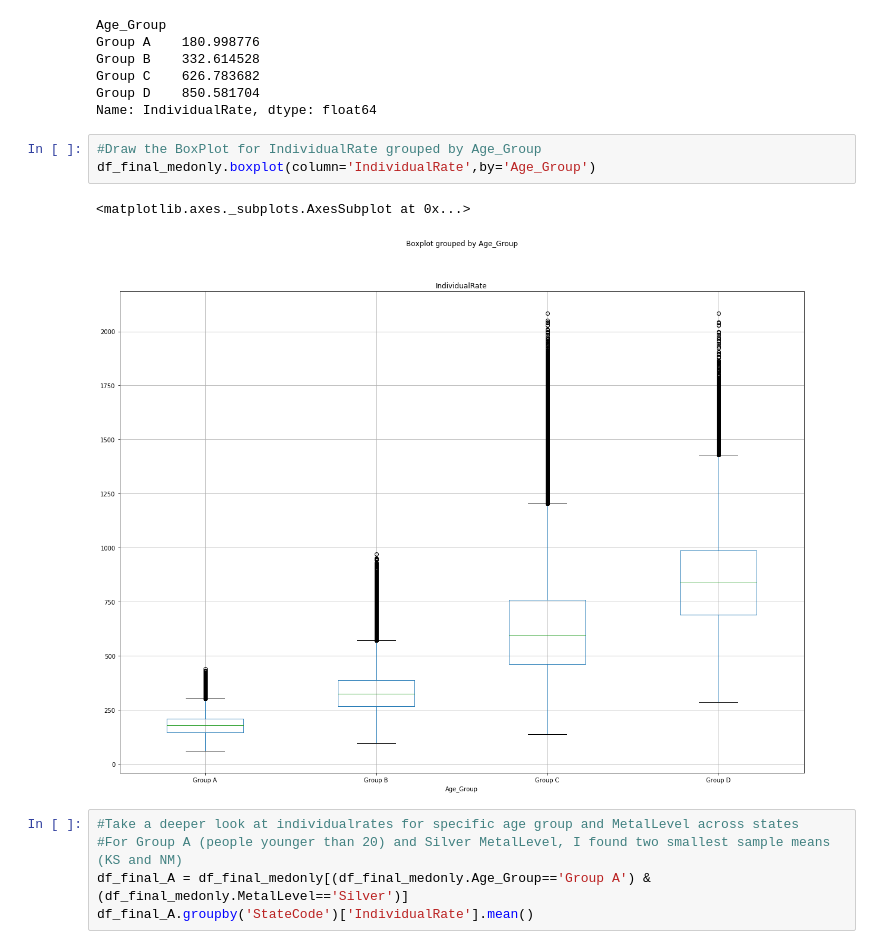
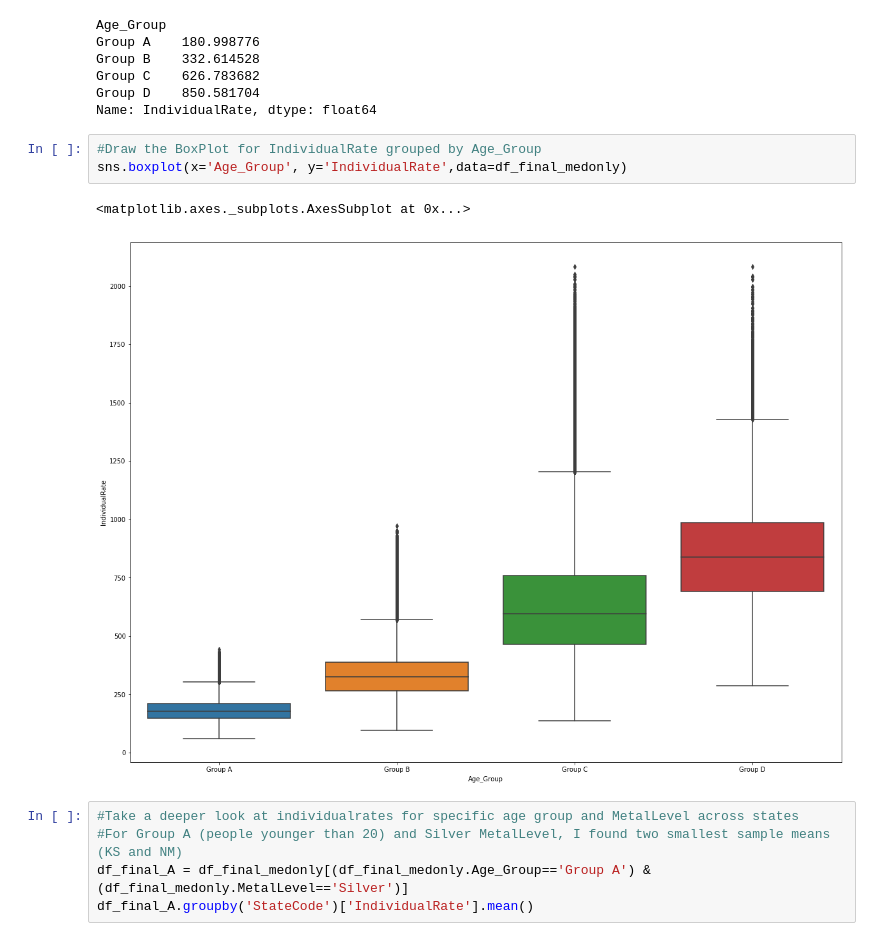
Before and after one commit to linmapitt/Springboard, a Jupyter notebook: CapStone_Project_1/Cap1_notebook.ipynb, the cells around one changed output. Saved outputs shown, nothing was run; the diff lists cells and outputs as text.

```diff
--- a/CapStone_Project_1/Cap1_notebook.ipynb
+++ b/CapStone_Project_1/Cap1_notebook.ipynb
@@ -318,10 +329,10 @@ Group D    850.581704
 Name: IndividualRate, dtype: float64
 # %%
 #Draw the BoxPlot for IndividualRate grouped by Age_Group
-df_final_medonly.boxplot(column='IndividualRate',by='Age_Group')
+sns.boxplot(x='Age_Group', y='IndividualRate',data=df_final_medonly)
 # %% [output]
 <matplotlib.axes._subplots.AxesSubplot at 0x...>
-[figure, old version]
+[figure, new version]
 # %%
 #Take a deeper look at individualrates for specific age group and MetalLevel across states
 #For Group A (people younger than 20) and Silver MetalLevel, I found two smallest sample means (KS and NM)
```
Also changed, not shown: parts of 8 cells of this notebook.
